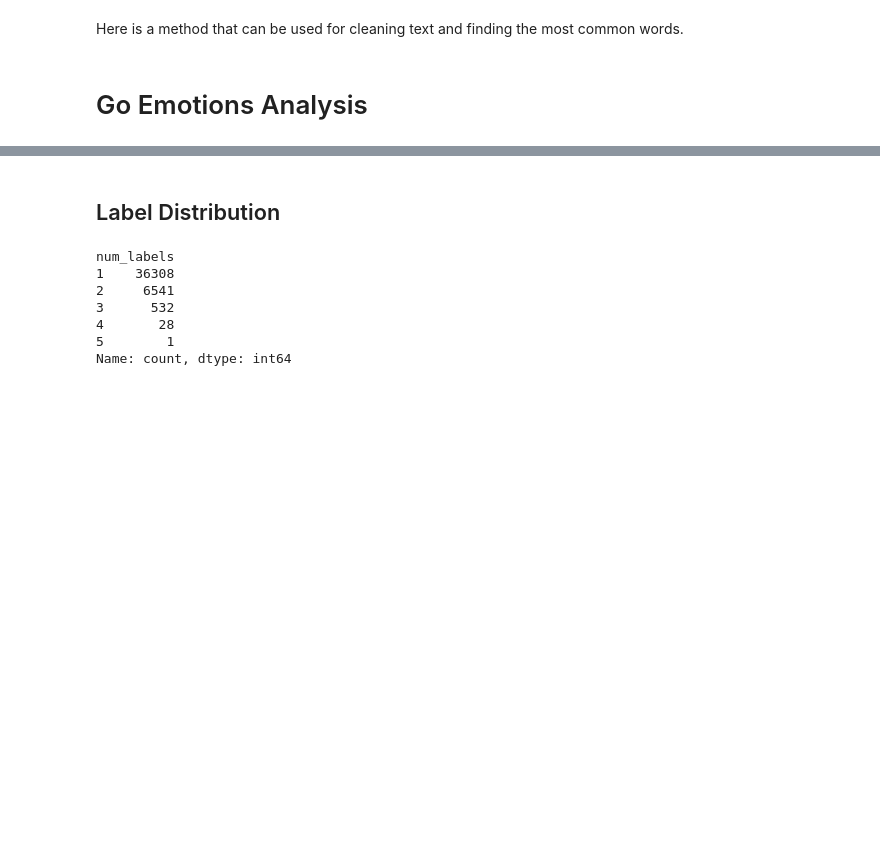
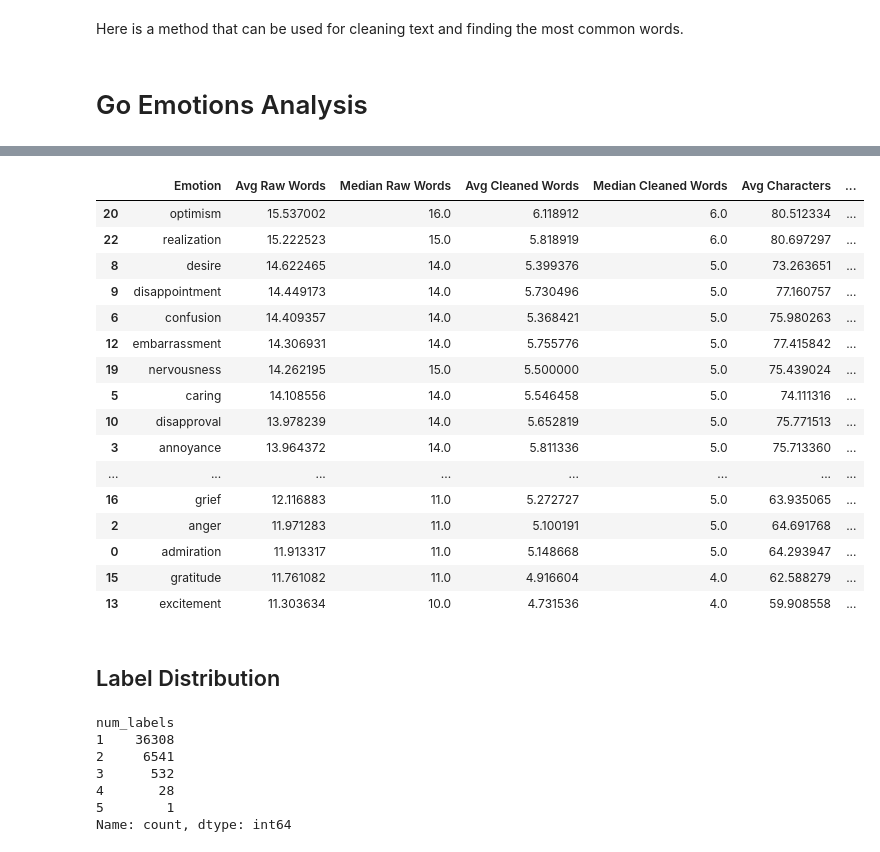
Before and after one commit to VarunP3000/NFS-REU-Data-Analytics-2026, a Jupyter notebook: DataAnalytics.ipynb, the cells around one changed output, grey strips where cells are left out. Drawn from its saved outputs; the diff is of its cells as text; code cells hidden in the pictures; blank space fills up the shorter version.

```diff
--- a/DataAnalytics.ipynb
+++ b/DataAnalytics.ipynb
@@ -93,3 +139,45 @@ def clean_text(text):
+# %%
+length_rows = []
+
+for emotion in emotion_cols:
+    emotion_comments = G_train[G_train[emotion] == 1]
+
+    length_rows.append({
+        "Emotion": emotion,
+        "Avg Raw Words": emotion_comments["word_count"].mean(),
+        "Median Raw Words": emotion_comments["word_count"].median(),
+        "Avg Cleaned Words": emotion_comments["clean_word_count"].mean(),
+        "Median Cleaned Words": emotion_comments["clean_word_count"].median(),
+        "Avg Characters": emotion_comments["char_count"].mean(),
+        "Sample Count": len(emotion_comments)
+    })
+
+goemotion_length_table = pd.DataFrame(length_rows)
+
+goemotion_length_table = goemotion_length_table.sort_values(
+    "Avg Raw Words",
+    ascending=False
+)
+
+goemotion_length_table
+# %% [output]
+|  | Emotion | Avg Raw Words | Median Raw Words | Avg Cleaned Words | Median Cleaned Words | Avg Characters | ... |
+| 20 | optimism | 15.537002 | 16.0 | 6.118912 | 6.0 | 80.512334 | ... |
+| 22 | realization | 15.222523 | 15.0 | 5.818919 | 6.0 | 80.697297 | ... |
+| 8 | desire | 14.622465 | 14.0 | 5.399376 | 5.0 | 73.263651 | ... |
+| 9 | disappointment | 14.449173 | 14.0 | 5.730496 | 5.0 | 77.160757 | ... |
+| 6 | confusion | 14.409357 | 14.0 | 5.368421 | 5.0 | 75.980263 | ... |
+| 12 | embarrassment | 14.306931 | 14.0 | 5.755776 | 5.0 | 77.415842 | ... |
+| 19 | nervousness | 14.262195 | 15.0 | 5.500000 | 5.0 | 75.439024 | ... |
+| 5 | caring | 14.108556 | 14.0 | 5.546458 | 5.0 | 74.111316 | ... |
+| 10 | disapproval | 13.978239 | 14.0 | 5.652819 | 5.0 | 75.771513 | ... |
+| 3 | annoyance | 13.964372 | 14.0 | 5.811336 | 5.0 | 75.713360 | ... |
+| ... | ... | ... | ... | ... | ... | ... | ... |
+| 16 | grief | 12.116883 | 11.0 | 5.272727 | 5.0 | 63.935065 | ... |
+| 2 | anger | 11.971283 | 11.0 | 5.100191 | 5.0 | 64.691768 | ... |
+| 0 | admiration | 11.913317 | 11.0 | 5.148668 | 5.0 | 64.293947 | ... |
+| 15 | gratitude | 11.761082 | 11.0 | 4.916604 | 4.0 | 62.588279 | ... |
+| 13 | excitement | 11.303634 | 10.0 | 4.731536 | 4.0 | 59.908558 | ... |
 # %% [markdown]
 ## Label Distribution
 # %%
```
Also changed, not shown: parts of 2 cells of this notebook, 1 other file.
